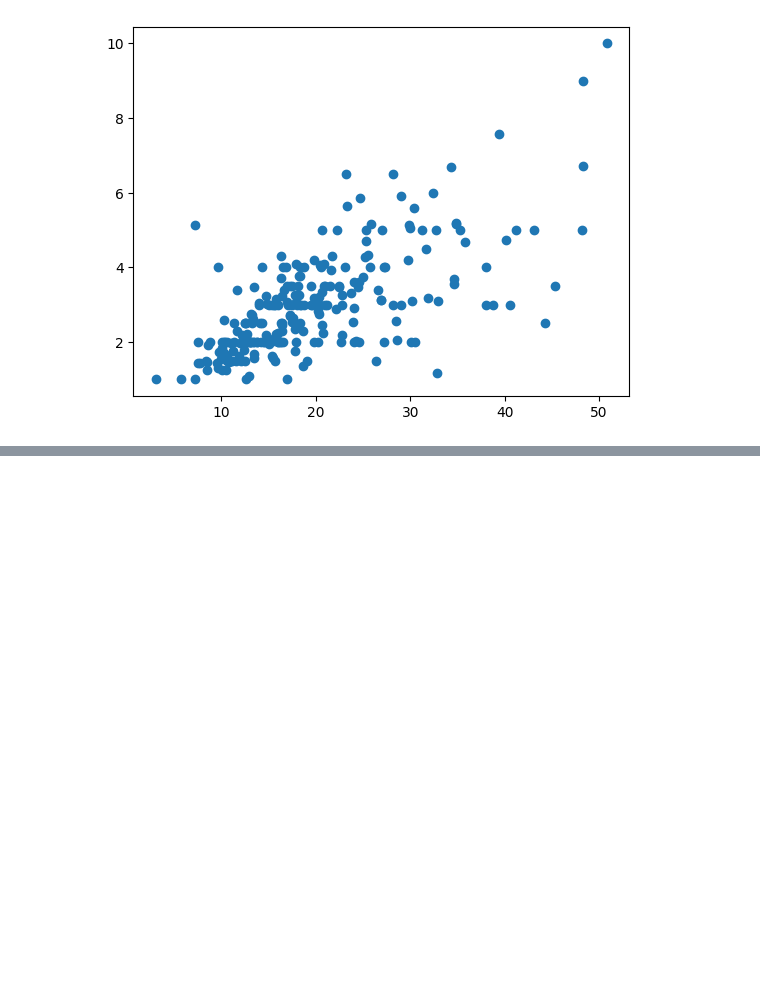
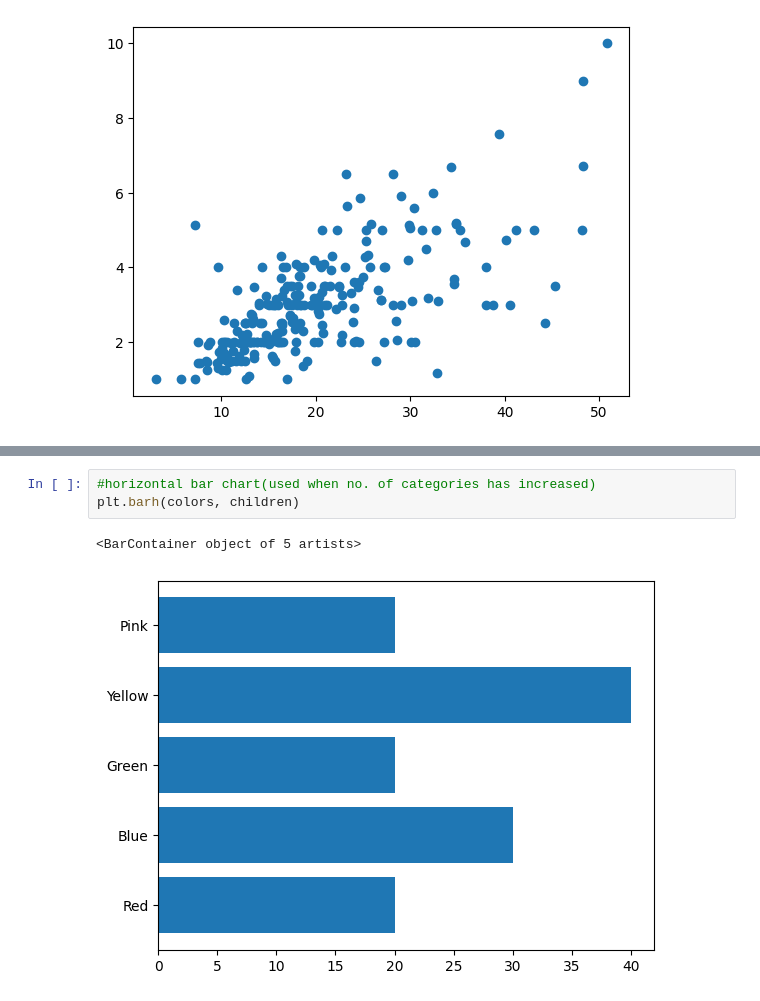
Before and after one commit to hrishavraj89/matplotlib, a Jupyter notebook: matplotlib.ipynb, the cells around one changed output, grey strips where cells are left out. Drawn from its saved outputs; the diff is of its cells as text; blank space fills up the shorter version.

```diff
--- a/matplotlib.ipynb
+++ b/matplotlib.ipynb
@@ -220,0 +236,6 @@ plt.plot(tips['total_bill'], tips['tip'], 'o')
+# %%
+#horizontal bar chart(used when no. of categories has increased)
+plt.barh(colors, children)
+# %% [output]
+<BarContainer object of 5 artists>
+[figure, added]
```
Also changed, not shown: parts of 10 cells of this notebook.
